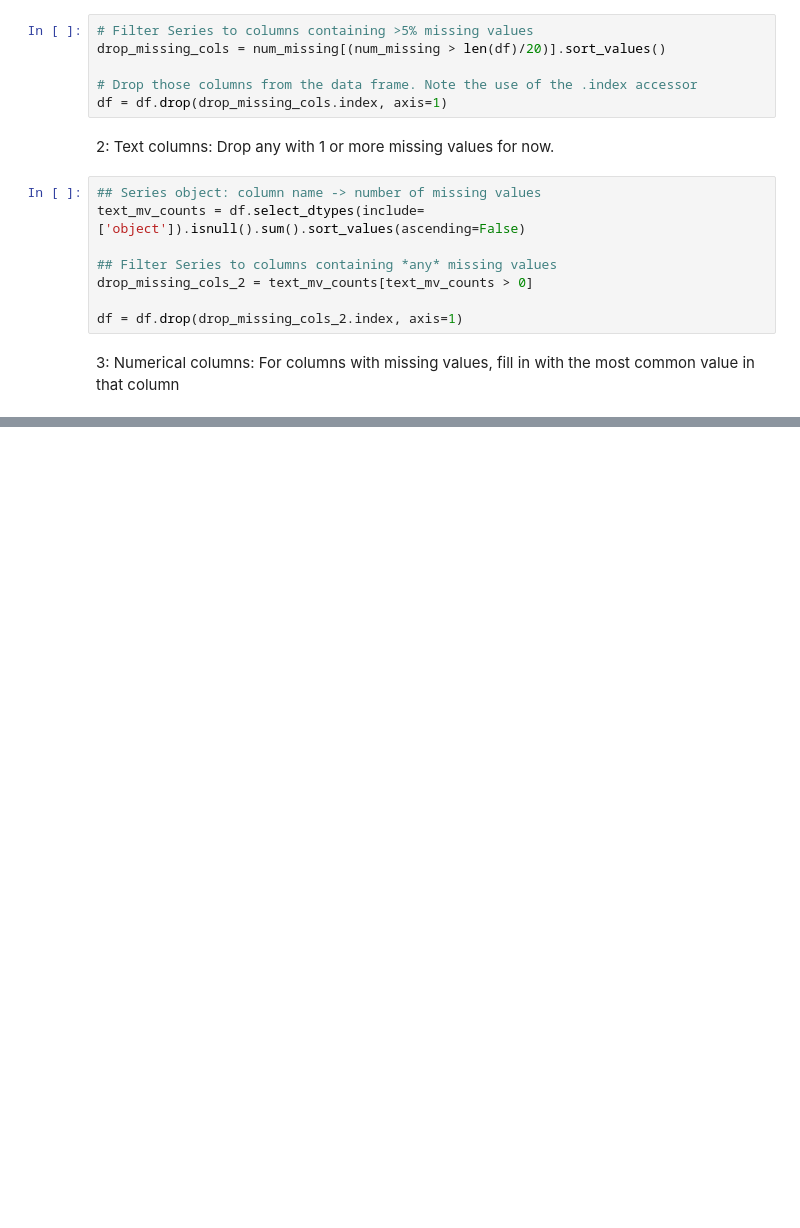
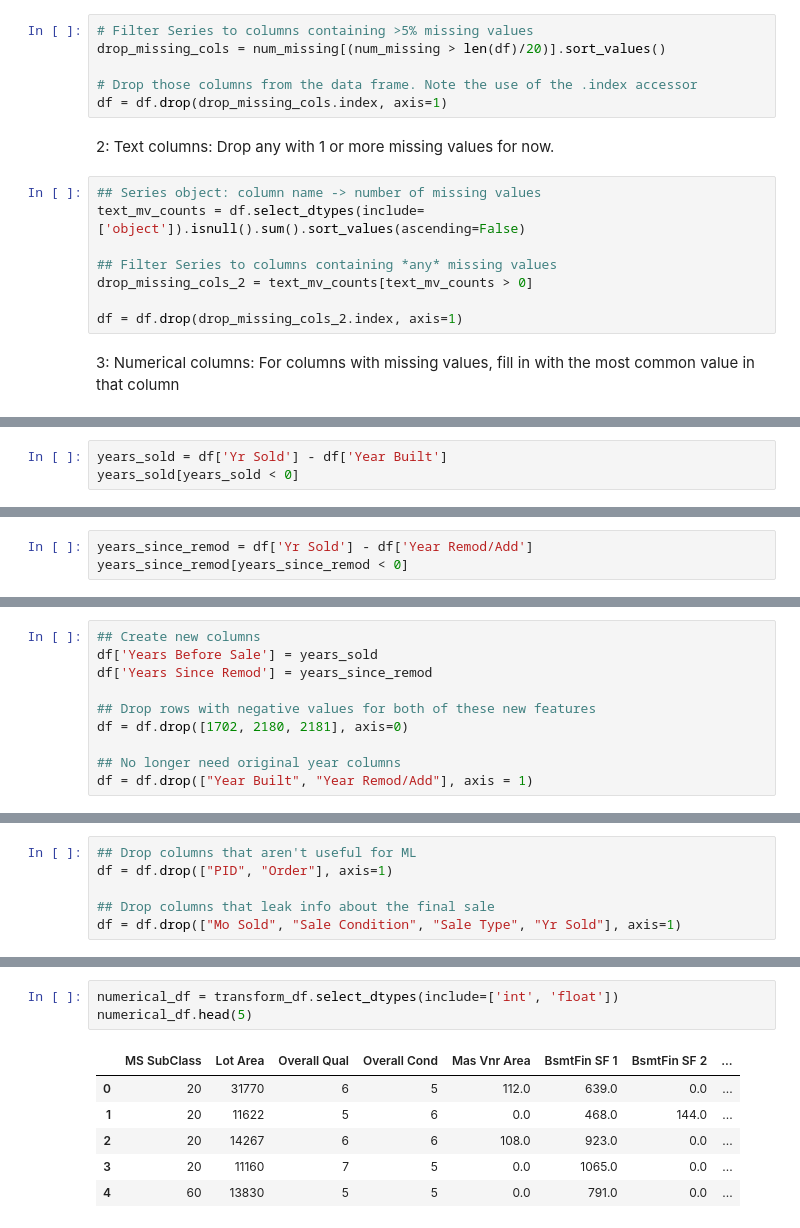
Before and after one commit to jarb29/Guided-Project-Predicting-House-Sale-Prices, a Jupyter notebook: Basics.ipynb, the cells around one changed output, grey strips where cells are left out. Cells and saved outputs as stored; diff of their text form; blank space fills up the shorter version.

Commit message:
type: project dataquest Body: done all steps.

```diff
--- a/Basics.ipynb
+++ b/Basics.ipynb
@@ -101,0 +125,3 @@ dtype: int64
+# %%
+years_sold = df['Yr Sold'] - df['Year Built']
+years_sold[years_sold < 0]
@@ -101,0 +131,3 @@ dtype: int64
+# %%
+years_since_remod = df['Yr Sold'] - df['Year Remod/Add']
+years_since_remod[years_since_remod < 0]
@@ -101,0 +139,10 @@ dtype: int64
+# %%
+## Create new columns
+df['Years Before Sale'] = years_sold
+df['Years Since Remod'] = years_since_remod
+
+## Drop rows with negative values for both of these new features
+df = df.drop([1702, 2180, 2181], axis=0)
+
+## No longer need original year columns
+df = df.drop(["Year Built", "Year Remod/Add"], axis = 1)
@@ -101,0 +153,6 @@ dtype: int64
+# %%
+## Drop columns that aren't useful for ML
+df = df.drop(["PID", "Order"], axis=1)
+
+## Drop columns that leak info about the final sale
+df = df.drop(["Mo Sold", "Sale Condition", "Sale Type", "Yr Sold"], axis=1)
@@ -101,0 +213,10 @@ dtype: int64
+# %%
+numerical_df = transform_df.select_dtypes(include=['int', 'float'])
+numerical_df.head(5)
+# %% [output]
+|  | MS SubClass | Lot Area | Overall Qual | Overall Cond | Mas Vnr Area | BsmtFin SF 1 | BsmtFin SF 2 | ... |
+| 0 | 20 | 31770 | 6 | 5 | 112.0 | 639.0 | 0.0 | ... |
+| 1 | 20 | 11622 | 5 | 6 | 0.0 | 468.0 | 144.0 | ... |
+| 2 | 20 | 14267 | 6 | 6 | 108.0 | 923.0 | 0.0 | ... |
+| 3 | 20 | 11160 | 7 | 5 | 0.0 | 1065.0 | 0.0 | ... |
+| 4 | 60 | 13830 | 5 | 5 | 0.0 | 791.0 | 0.0 | ... |
```
Also changed, not shown: parts of 17 cells of this notebook.
